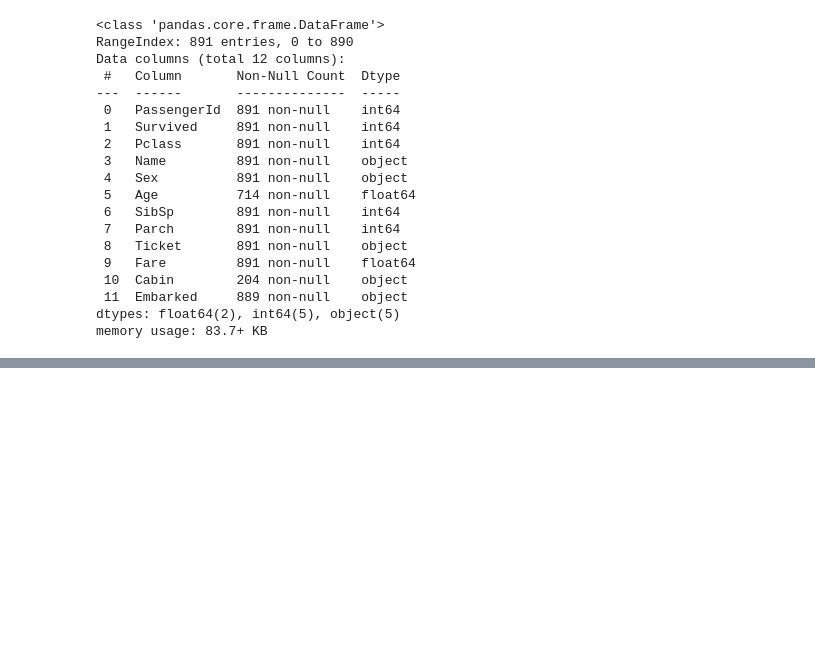
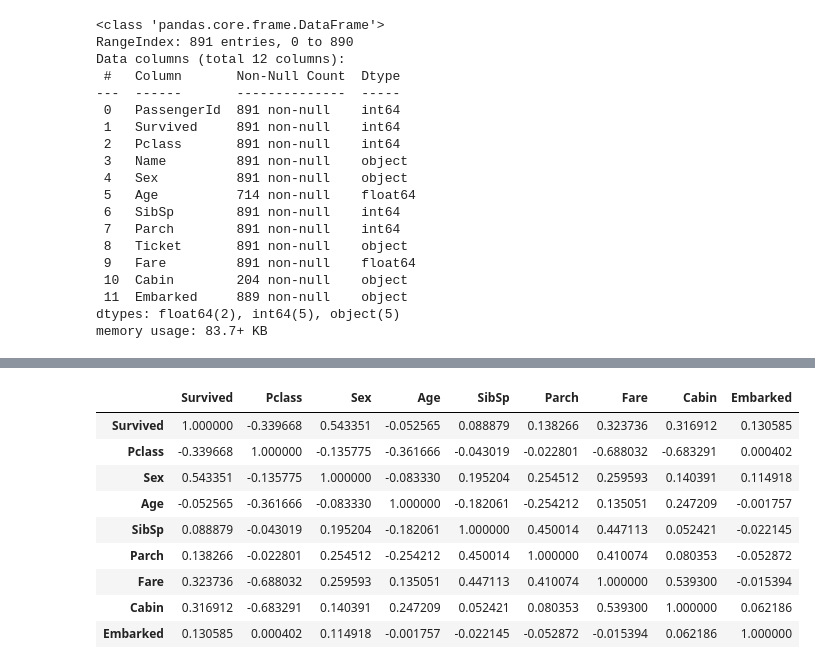
Before and after one commit to mihye126/Kaggle, a Jupyter notebook: titanic/titanic.ipynb, the cells around one changed output, grey strips where cells are left out. Saved outputs shown, nothing was run; the diff lists cells and outputs as text; code cells hidden in the pictures; blank space fills up the shorter version.

```diff
--- a/titanic/titanic.ipynb
+++ b/titanic/titanic.ipynb
@@ -47,0 +68,4 @@ train.head()
+# %%
+train['Sex'][train['Sex']=='male']=0
+train['Sex'][train['Sex']=='female']=1
+train['Sex']=train['Sex'].astype('int64')
@@ -47,0 +81,6 @@ train.head()
+# %%
+train['Cabin']=train['Cabin'].fillna('')
+train['Cabin'][train['Cabin']!='']=1
+train['Cabin'][train['Cabin']=='']=0
+
+train['Cabin']=train['Cabin'].astype('int64')
@@ -47,0 +100,8 @@ train.head()
+# %%
+train['Embarked']=train['Embarked'].fillna('')
+train['Embarked'][train['Embarked']=='S']=1
+train['Embarked'][train['Embarked']=='C']=2
+train['Embarked'][train['Embarked']=='Q']=3
+train['Embarked'][train['Embarked']=='']=0
+
+train['Embarked']=train['Embarked'].astype('int64')
@@ -47,0 +125,2 @@ train.head()
+# %%
+train.set_index('PassengerId',inplace=True)
@@ -47,0 +158,13 @@ train.head()
+# %%
+train.corr(method='spearman')
+# %% [output]
+|  | Survived | Pclass | Sex | Age | SibSp | Parch | Fare | Cabin | Embarked |
+| Survived | 1.000000 | -0.339668 | 0.543351 | -0.052565 | 0.088879 | 0.138266 | 0.323736 | 0.316912 | 0.130585 |
+| Pclass | -0.339668 | 1.000000 | -0.135775 | -0.361666 | -0.043019 | -0.022801 | -0.688032 | -0.683291 | 0.000402 |
+| Sex | 0.543351 | -0.135775 | 1.000000 | -0.083330 | 0.195204 | 0.254512 | 0.259593 | 0.140391 | 0.114918 |
+| Age | -0.052565 | -0.361666 | -0.083330 | 1.000000 | -0.182061 | -0.254212 | 0.135051 | 0.247209 | -0.001757 |
+| SibSp | 0.088879 | -0.043019 | 0.195204 | -0.182061 | 1.000000 | 0.450014 | 0.447113 | 0.052421 | -0.022145 |
+| Parch | 0.138266 | -0.022801 | 0.254512 | -0.254212 | 0.450014 | 1.000000 | 0.410074 | 0.080353 | -0.052872 |
+| Fare | 0.323736 | -0.688032 | 0.259593 | 0.135051 | 0.447113 | 0.410074 | 1.000000 | 0.539300 | -0.015394 |
+| Cabin | 0.316912 | -0.683291 | 0.140391 | 0.247209 | 0.052421 | 0.080353 | 0.539300 | 1.000000 | 0.062186 |
+| Embarked | 0.130585 | 0.000402 | 0.114918 | -0.001757 | -0.022145 | -0.052872 | -0.015394 | 0.062186 | 1.000000 |
```
Also changed, not shown: parts of 11 cells of this notebook.
